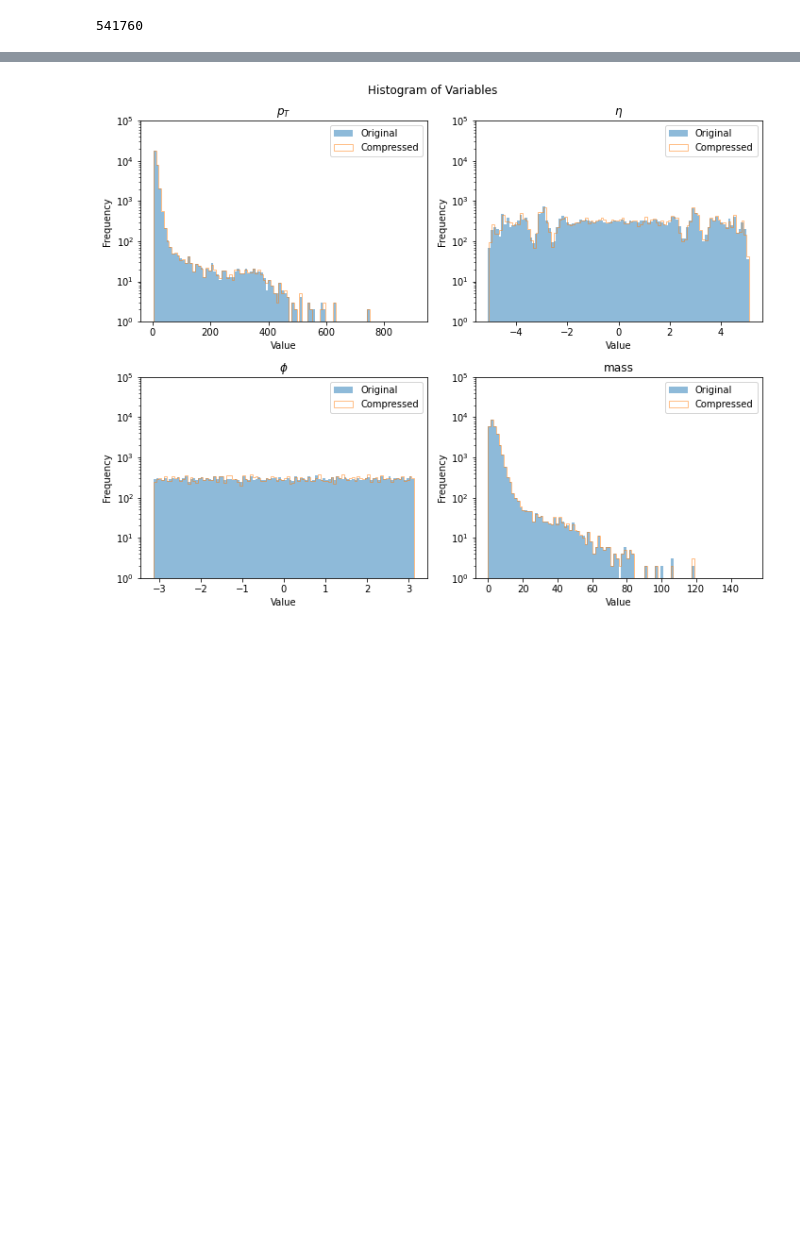
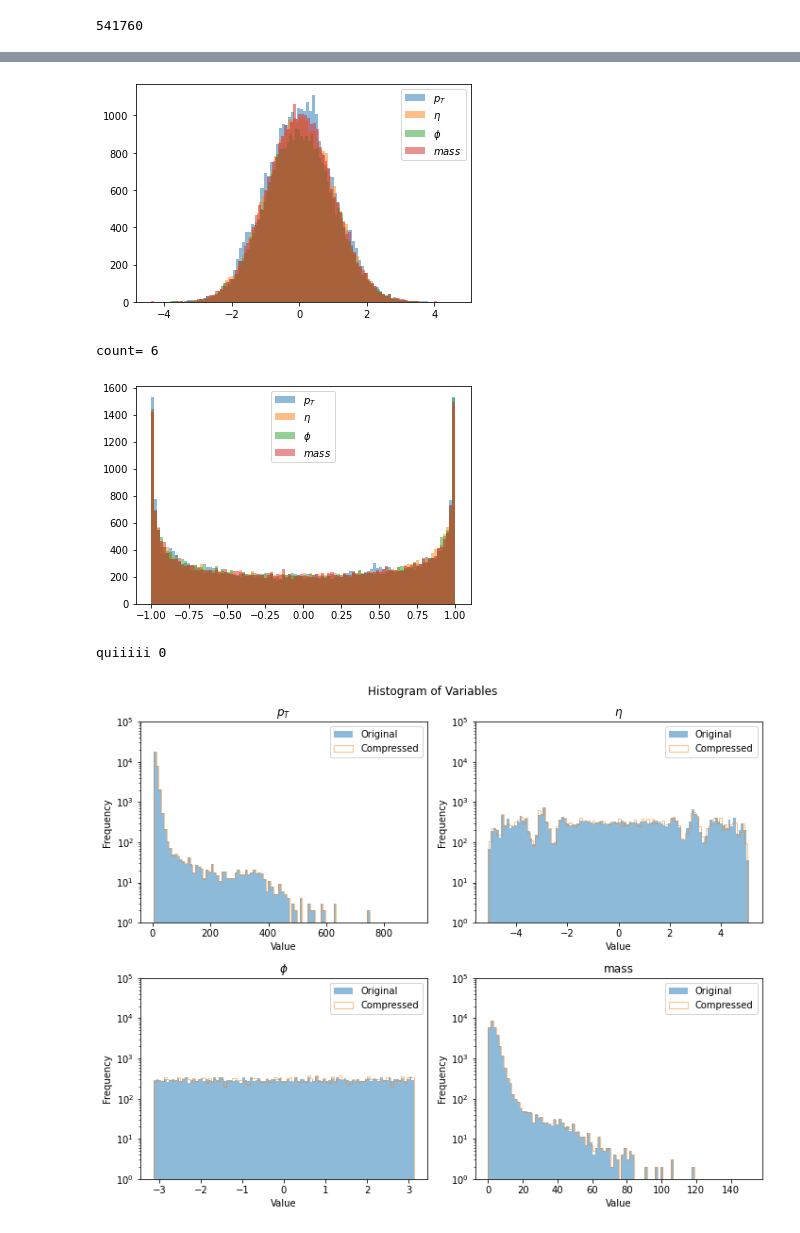
Before and after one commit to igordt/CMEPDA, a Jupyter notebook: Originale.ipynb, the cells around one changed output, grey strips where cells are left out. Drawn from its saved outputs; the diff is of its cells as text; code cells hidden in the pictures; blank space fills up the shorter version.

Commit message:
import of inf_eraser method

```diff
--- a/Originale.ipynb
+++ b/Originale.ipynb
@@ -335,3 +296,80 @@ xcomp = trasformation.prep(original=x, transformed=xcomp, dir='backward', index_
+# %%
+
+###COMPRESSING###
+N = 20
+
+gaus_tensor = flow.transform_to_noise(xt)
+gaus = (gaus_tensor.cpu().detach().numpy())
+
+
+figgaus=plt.figure()
+plt.hist(gaus[:,0],bins=100,alpha=0.5, label='$p_T$')
+plt.hist(gaus[:,1],bins=100,alpha=0.5, label='$\eta$')
+plt.hist(gaus[:,2],bins=100,alpha=0.5, label='$\phi$')
+plt.hist(gaus[:,3],bins=100,alpha=0.5, label='$mass$')
+plt.legend()
+plt.show()
+figgaus.savefig('figures/Compression_gaus.pdf',dpi=190)
+
+
+unif = scipy.special.erf(gaus)
+unif = unif * 2**N
+unif = unif.astype(int)
+comp = unif/2**(N)   #compression
+
+figunif=plt.figure()
+plt.hist(comp[:,0],bins=100,alpha=0.5, label='$p_T$')
+plt.hist(comp[:,1],bins=100,alpha=0.5, label='$\eta$')
+plt.hist(comp[:,2],bins=100,alpha=0.5, label='$\phi$')
+plt.hist(comp[:,3],bins=100,alpha=0.5, label='$mass$')
+plt.legend()
+plt.show()
+figunif.savefig('figures/Compression_unif.pdf',dpi=190)
+
+gaus_comp = scipy.special.erfinv(comp)
+gaus_comp = InfEraser.inf_eraser(gaus_comp)
+
+
+
+'''#defining the list of inf values
+inf_index_max = []
+inf_index_min = []
+
+###searching for inf values:
+for j in range(0,4):
+    for i in range(0,len(gaus_comp),1):
+        if gaus_comp[i,j] == np.inf:
+            gaus_comp[i,j] = 0      #replace inf with 0
+            inf_index_max.append(([i,j]))   #save index of inf values
+
+        if gaus_comp[i,j] == -np.inf:
+            inf_index_min.append(([i,j]))   #save index of -inf values
+            gaus_comp[i,j] = 0    #replace -inf with 0
+
+
+if inf_index_max:  #if there are inf values
+    max = np.max(gaus_comp,axis=0)   #max value of each column
+    for i in range(0,len(inf_index_max),1):  #for each inf value
+        gaus_comp[inf_index_max[i][0],inf_index_max[i][1]] = max[inf_index_max[i][1]]      #replace inf with max value of the column
+
+if inf_index_min:
+    min = np.min(gaus_comp,axis=0)     #min value of each column
+    for i in range(0,len(inf_index_min),1):   #for each -inf value
+        gaus_comp[inf_index_min[i][0],inf_index_min[i][1]] = min[inf_index_min[i][1]]       #replace -inf with min value of the column
+'''
+
+
+
+gaus_tensor_comp = torch.tensor(gaus_comp).to('cuda').float()
+x_tensor_comp, _ = flow._transform.inverse(gaus_tensor_comp)
+xcomp = x_tensor_comp.cpu().detach().numpy()
+
+xcomp = trasformation.prep(original=x, transformed=xcomp, dir='backward', index_log=([0,3]), range_quantile=r_q, n_quantiles=10000)
+# %% [output]
+[figure, added]
+count= 6
+[figure, added]
+quiiiii 0
 # %%
 fig, axs = plt.subplots(2, 2, figsize=(10, 8))
 fig.suptitle("Histogram of Variables")
@@ -374,7 +412,7 @@ plt.tight_layout()
 plt.show()
 fig.savefig('figures/Variables_comparison.pdf', dpi=190)
 # %% [output]
-[figure, old version]
+[figure, new version]
 # %%
 with open('/home/unipi/i.ditota/Desktop/dati/input.txt', 'w') as input:
     for i in range(len(x)):
```
Also changed, not shown: parts of 9 cells of this notebook, 9 other files.
